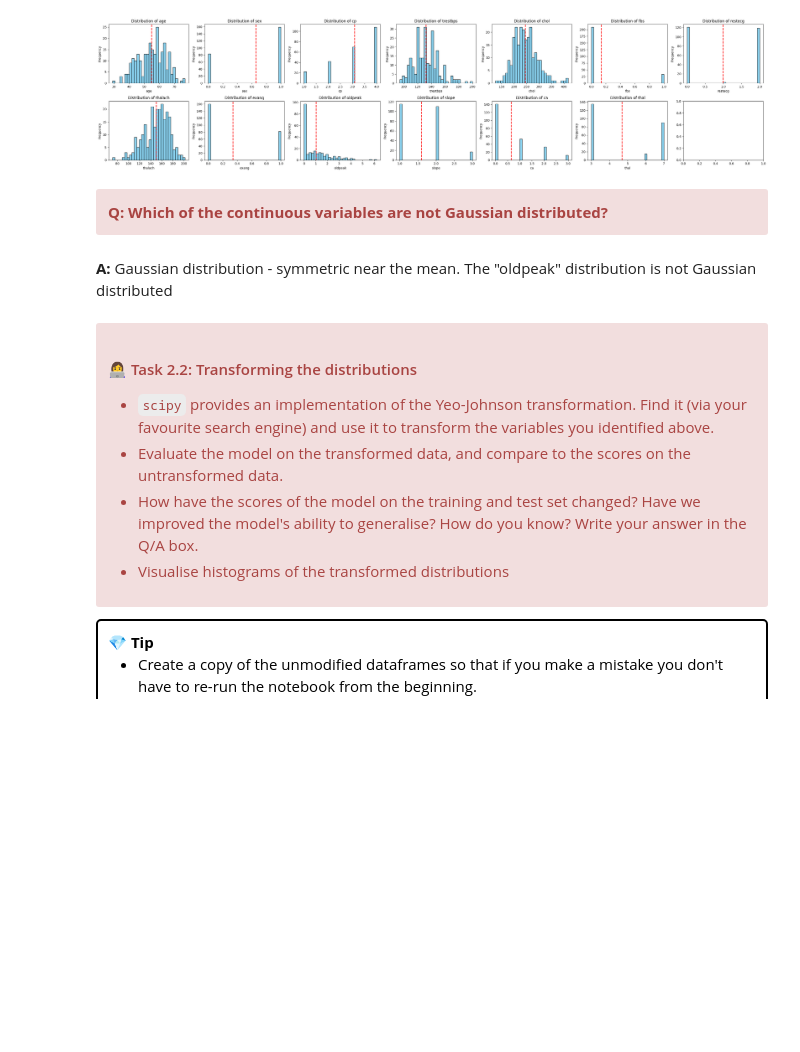
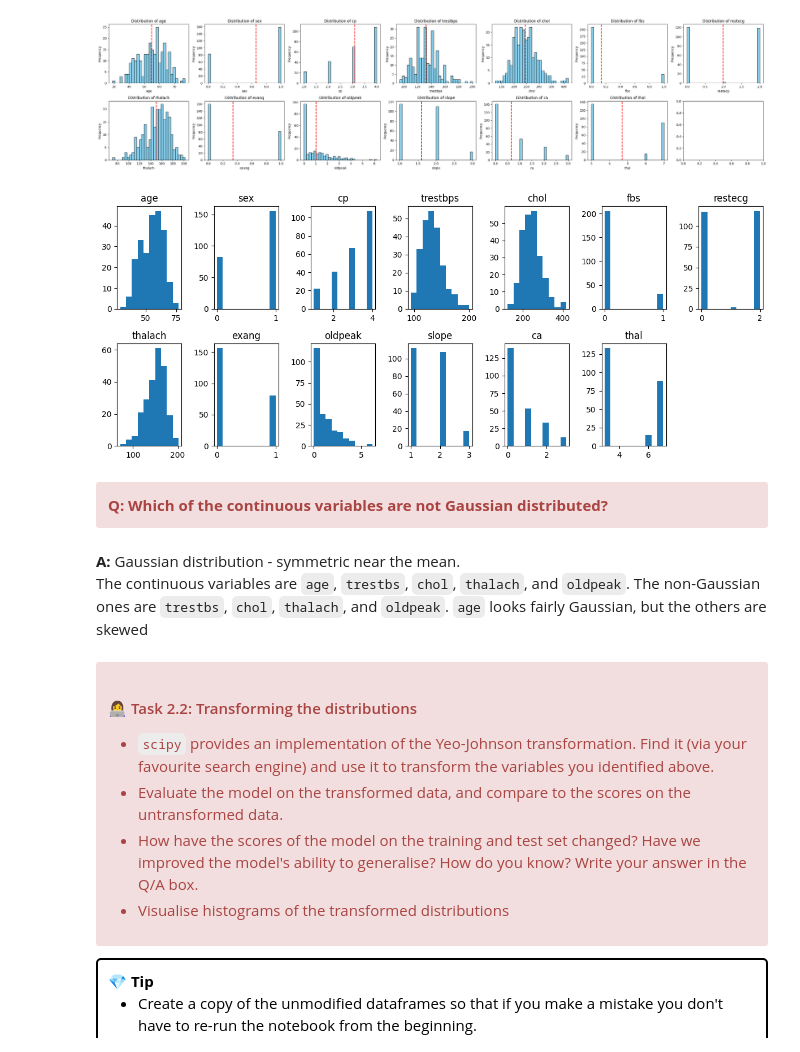
Before and after one commit to UCL-ELEC0136/5-feature-engineering-CurieN26, a Jupyter notebook: 5-feature-engineering.ipynb, the cells around one changed output. Cells and saved outputs as stored; diff of their text form; code cells hidden in the pictures; blank space fills up the shorter version.

```diff
--- a/5-feature-engineering.ipynb
+++ b/5-feature-engineering.ipynb
@@ -367,0 +392,34 @@ X_test_untransformed = X_test.copy()
+# %%
+#Example 1
+X_train_discard = X_train.copy()
+X_test_discard = X_test.copy()
+
+X_train_discard = X_train_discard.dropna()
+X_test_discard = X_test_discard.dropna()
+
+y_train_discard = y_train[y_train.index.isin(X_train_discard.index)] #it retains the target values for the rows that were not dropped
+#when missing values were removed from X_train_discard
+y_test_discard = y_test[y_test.index.isin(X_test_discard.index)]
+
+print("Result when replacing with the discard:")
+model_discard = support_vector_machine.train(X_train_discard, y_train_discard)
+support_vector_machine.evaluate(model_discard, X_train_discard, y_train_discard, X_test_discard, y_test_discard)
+
+#Example 2
+X_train_mode = X_train.copy()
+X_test_mode = X_test.copy()
+
+for col in ["ca","thal"]:
+    mode_value = X_train_mode[col].mode()[0] #[0] to extract the first mode (if multiple modes exist).
+    X_train_mode[col] = X_train_mode[col].fillna(mode_value) #snippet fills NaNs only in the specified column
+    X_test_mode[col] = X_test_mode[col].fillna(mode_value)
+
+print("Result when replacing with the mode:")
+model_mode = support_vector_machine.train(X_train_mode, y_train)
+support_vector_machine.evaluate(model_mode, X_train_mode, y_train, X_test_mode, y_test)
+
+# We'll use discarding for the rest of the notebook
+X_train = X_train_discard
+X_test = X_test_discard
+y_train = y_train_discard
+y_test = y_test_discard
@@ -395,12 +460,22 @@ plt.tight_layout()
 plt.show()
 # %% [output]
 [figure]
+# %%
+for i, col in enumerate(X_train.columns):
+    plt.subplot(2, 7, i + 1) # creates subplots in a 2x7 grid (2 rows, 7 columns) and
+    #selects the i+1th subplot for the current iteration
+    plt.hist(X_train[col])
+    plt.title(col)
+plt.tight_layout()
+# %% [output]
+[figure, added]
 # %% [markdown]
 <div class="alert alert-block alert-danger">
 <b>Q: Which of the continuous variables are not Gaussian distributed?
 </div>
-# %% [markdown]
-**A:** Gaussian distribution - symmetric near the mean.  The "oldpeak" distribution is not Gaussian distributed
+# %% [markdown]
+**A:** Gaussian distribution - symmetric near the mean.
+The continuous variables are `age`, `trestbs`, `chol`, `thalach`, and `oldpeak`. The non-Gaussian ones are `trestbs`, `chol`, `thalach`, and `oldpeak`. `age` looks fairly Gaussian, but the others are skewed
 # %% [markdown]
 <div class="alert alert-block alert-danger">
 <h4>👩‍💻 Task 2.2: Transforming the distributions </h4>
```
Also changed, not shown: parts of 16 cells of this notebook, 2 other files.
